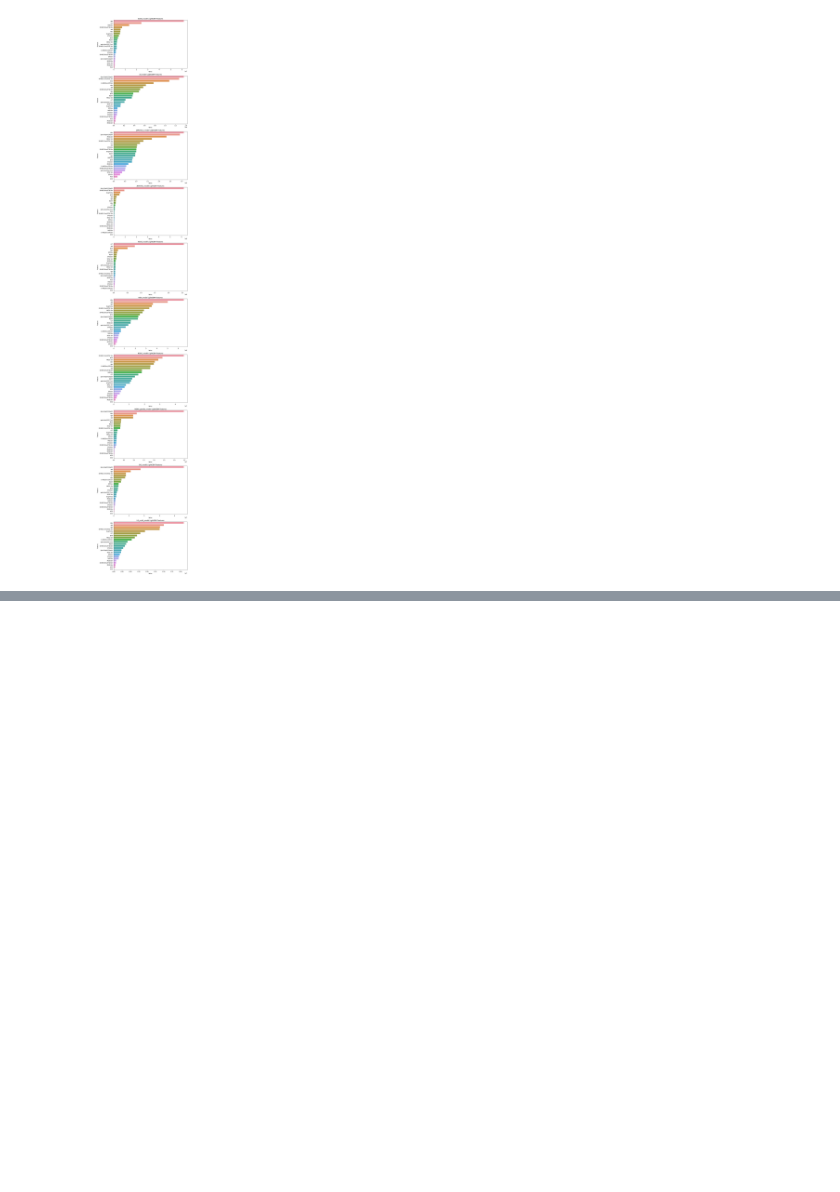
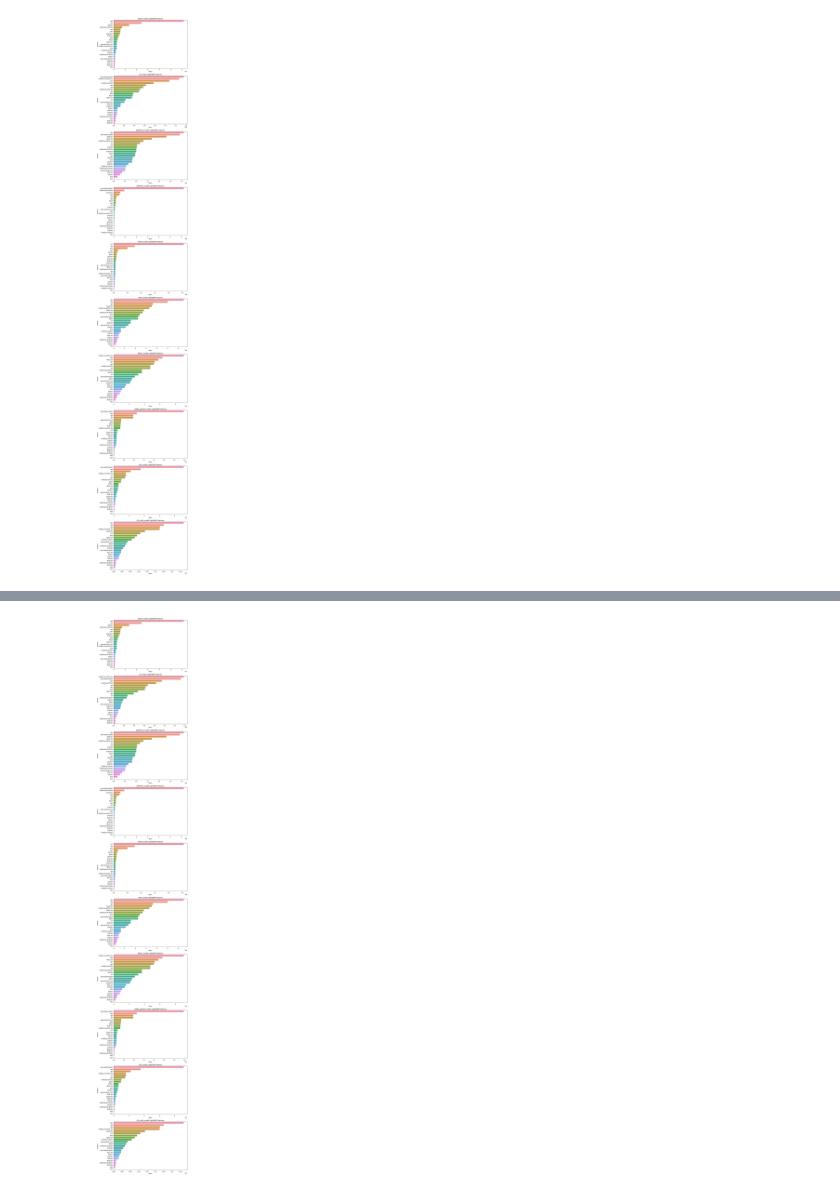
Before and after one commit to arapat/bathymetry, a Jupyter notebook: analysis/03_data_diversity/feature-importance.ipynb, the cells around one changed output, grey strips where cells are left out. Cells and saved outputs as stored; diff of their text form; code cells hidden in the pictures; blank space fills up the shorter version.

Commit message:
messing with new models

```diff
--- a/analysis/03_data_diversity/feature-importance.ipynb
+++ b/analysis/03_data_diversity/feature-importance.ipynb
@@ -58,0 +65,8 @@ plot_ftr_importance(models,features)
+# %%
+features = make_feature_list()
+features = remove_feature_from_list(features,['lat','lon','year','d10','d20','d60','NDP2.5m','NDP5m','NDP10m','NDP30m'])
+base_path = "/cryosat2/ML_DATA"
+models = get_models(base_path)
+plot_ftr_importance(models,features)
+# %% [output]
+[figure, added]
```
Also changed, not shown: parts of 1 cell of this notebook, 2 other files.
